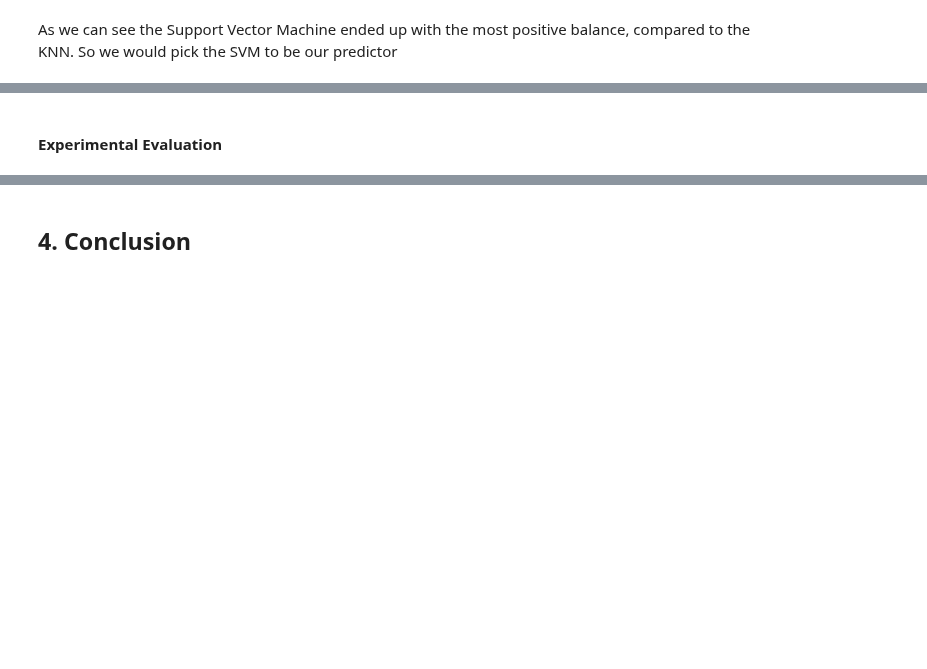
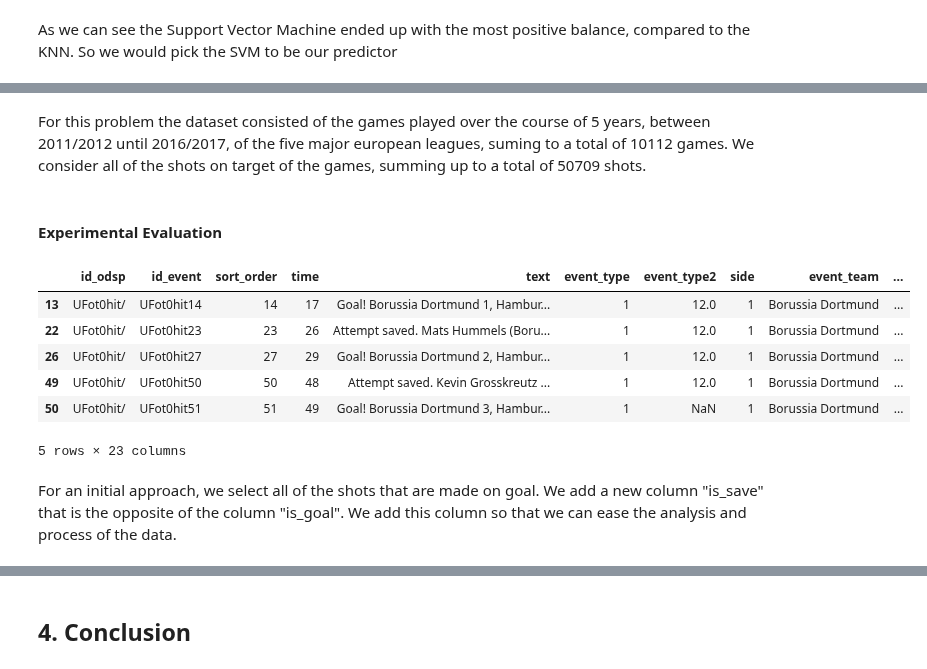
Before and after one commit to gmtorres/MIEIC_19_20_IART, a Jupyter notebook: Proj2/report.ipynb, the cells around one changed output, grey strips where cells are left out. Cells and saved outputs as stored; diff of their text form; code cells hidden in the pictures; blank space fills up the shorter version.

```diff
--- a/Proj2/report.ipynb
+++ b/Proj2/report.ipynb
@@ -1234,2 +1236,19 @@ As we can see the Support Vector Machine ended up with the most positive balance
+# %% [markdown]
+For this problem the dataset consisted of the games played over the course of 5 years, between 2011/2012 until 2016/2017, of the five major european leagues, suming to a total of 10112 games. We consider all of the shots on target of the games, summing up to a total of 50709 shots.
 # %% [markdown]
 #### Experimental Evaluation
+# %%
+shots = events[(events.event_type==1)]
+shots_on_target = shots[(shots.shot_outcome==1)].copy()
+shots_on_target['is_save'] = 1 - shots_on_target['is_goal']
+shots_on_target.head()
+# %% [output]
+|  | id_odsp | id_event | sort_order | time | text | event_type | event_type2 | side | event_team | ... |
+| 13 | UFot0hit/ | UFot0hit14 | 14 | 17 | Goal! Borussia Dortmund 1, Hambur... | 1 | 12.0 | 1 | Borussia Dortmund | ... |
+| 22 | UFot0hit/ | UFot0hit23 | 23 | 26 | Attempt saved. Mats Hummels (Boru... | 1 | 12.0 | 1 | Borussia Dortmund | ... |
+| 26 | UFot0hit/ | UFot0hit27 | 27 | 29 | Goal! Borussia Dortmund 2, Hambur... | 1 | 12.0 | 1 | Borussia Dortmund | ... |
+| 49 | UFot0hit/ | UFot0hit50 | 50 | 48 | Attempt saved. Kevin Grosskreutz ... | 1 | 12.0 | 1 | Borussia Dortmund | ... |
+| 50 | UFot0hit/ | UFot0hit51 | 51 | 49 | Goal! Borussia Dortmund 3, Hambur... | 1 | NaN | 1 | Borussia Dortmund | ... |
+5 rows × 23 columns
+# %% [markdown]
+For an initial approach, we select all of the shots that are made on goal. We add a new column "is_save" that is the opposite of the column "is_goal". We add this column so that we can ease the analysis and process of the data.
```
Also changed, not shown: parts of 20 cells of this notebook.
